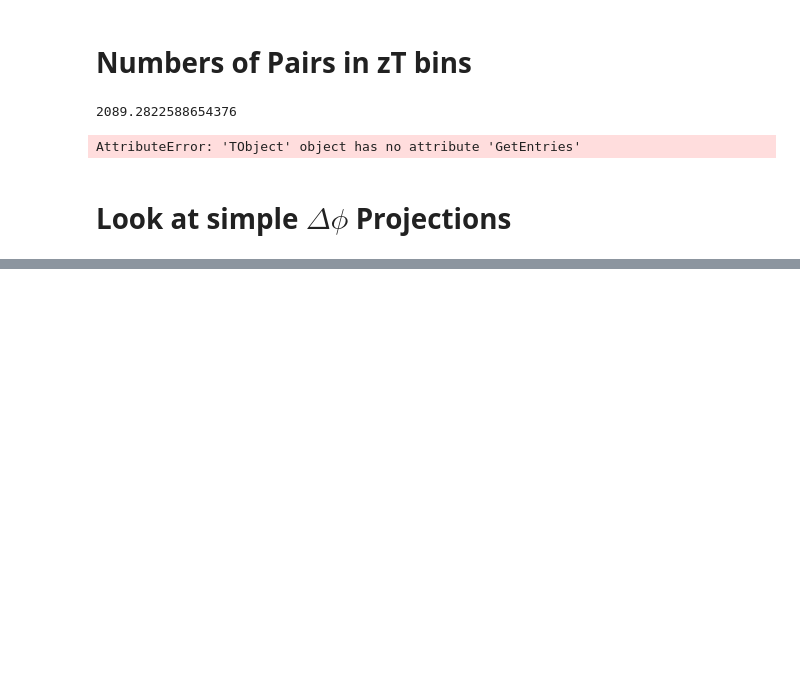
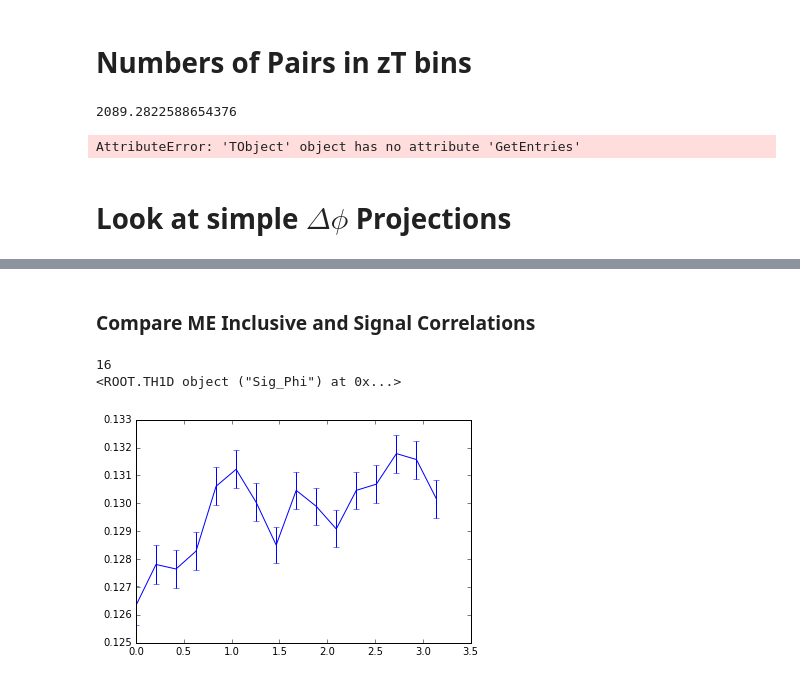
Before and after one commit to ftoralesacosta/GH_Correlations, a Jupyter notebook: Projections_Pairs.ipynb, the cells around one changed output, grey strips where cells are left out. Cells and saved outputs as stored; diff of their text form; code cells hidden in the pictures; blank space fills up the shorter version.

```diff
--- a/Projections_Pairs.ipynb
+++ b/Projections_Pairs.ipynb
@@ -484,0 +483,50 @@ fig.savefig('pics/Weights.pdf', bbox_inches='tight')
+# %% [markdown]
+### Compare ME Inclusive and Signal Correlations
+# %%
+Shower_Shape = "L0"
+
+if (Shower_Shape=="NN"):
+    File = 'InputData/13d_SE_NN_Correlation.root'
+elif (Shower_Shape=="L0"):
+    File = 'InputData/17q_MB_0GeV_Skim_Correlation.root'
+file = ROOT.TFile(File)
+
+SIG_2D = file.Get("DNN1_Correlation__pT12_15__zT12_zT18")
+BKG_2D = file.Get("DNN2_Correlation__pT12_15__zT12_zT18")
+INC_2D = file.Get("Correlation__pT12_15__zT12_zT18")
+
+SIG = SIG_2D.ProjectionX("Sig_Phi",0,-1)
+BKG = BKG_2D.ProjectionX("Bkg_Phi",0,-1)
+INC = INC_2D.ProjectionX("Inc_Phi",0,-1)
+
+SIG.Divide(INC)
+BKG.Divide(INC)
+
+Signal = root_numpy.hist2array(SIG)
+Background = root_numpy.hist2array(BKG)
+
+N_Bins = SIG.GetSize() - 2 #Ignero under/overflow
+print(N_Bins)
+S_Error = np.zeros(N_Bins)
+B_Error = np.zeros(N_Bins)
+for i in range(1,N_Bins+1):
+    S_Error[i-1] = SIG.GetBinError(i)
+    B_Error[i-1] = BKG.GetBinError(i)
+
+Corr_Axis = np.linspace(0,3.14159,N_Bins)
+
+print(SIG)
+
+if (Shower_Shape=="NN"):
+    plt.errorbar(Corr_Axis,Signal,yerr = S_Error,label="Signal Clusters ($0.5 < NN < 0.85)")
+    plt.title(r"Isolated Cluster $p_{\mathrm{T}}$ Distribution  $DNN$")
+
+elif (Shower_Shape=="L0"):
+    plt.errorbar(Corr_Axis,Signal,yerr = S_Error,label="Signal Clusters ($\lambda^{2}_{0}$ < 0.4)")
+
+Signal = root_numpy.hist2array(SIG)
+Background = root_numpy.hist2array(SIG)
+# %% [output]
+16
+<ROOT.TH1D object ("Sig_Phi") at 0x...>
+[figure, added]
```
Also changed, not shown: parts of 2 cells of this notebook.
